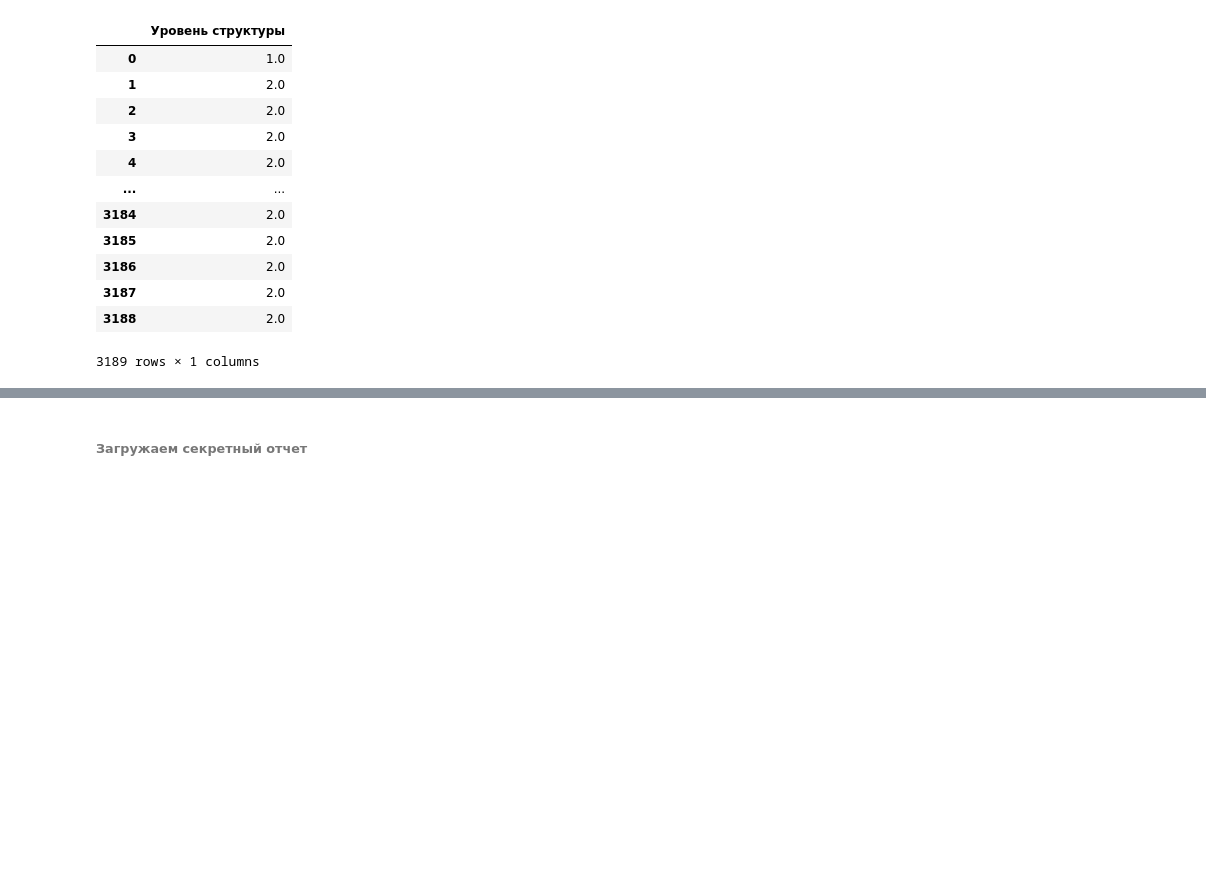
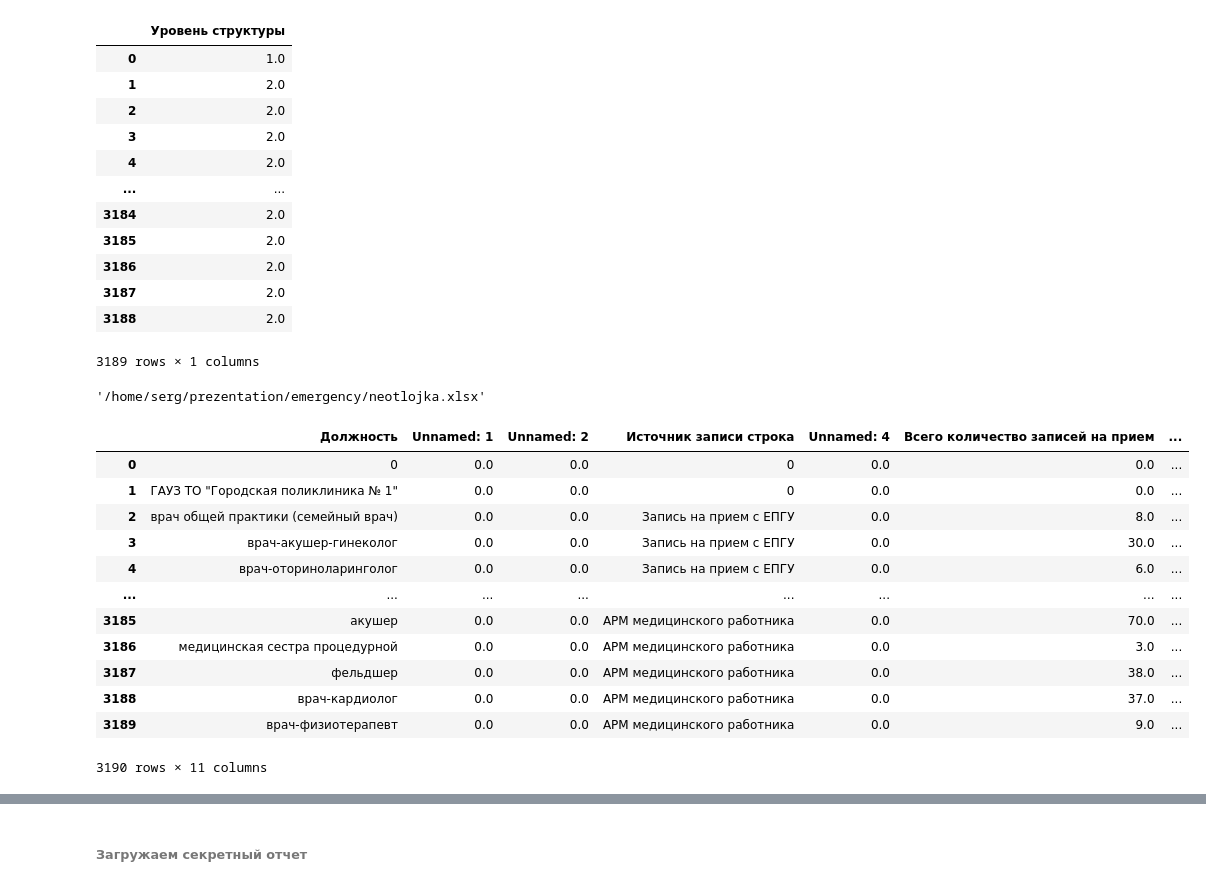
Before and after one commit to sergpropp/presentation_miac_1, a Jupyter notebook: i38presentationV19dev.ipynb, the cells around one changed output, grey strips where cells are left out. Cells and saved outputs as stored; diff of their text form; code cells hidden in the pictures; blank space fills up the shorter version.

Commit message:
fix bag neotlojka and delete visible frame

```diff
--- a/i38presentationV19dev.ipynb
+++ b/i38presentationV19dev.ipynb
@@ -46,42 +45,42 @@ period
 # Переменная окружения
 ROOT_PATH = os.getcwd()
 # поправочный файл от Анны Флягиной в котором учет должности ведется в перекрестной таблице
-POST_AD = ROOT_PATH + '\\guide\\uchet_doljnosty.xlsx'
+POST_AD = ROOT_PATH + '/guide/uchet_doljnosty.xlsx'
 # в этой папке содержится отчет по штатным единицам из ФРМР по каждой МО они должны обновляться раз в неделю
-FRMR_FILES = ROOT_PATH + '\\frmr'
+FRMR_FILES = ROOT_PATH + '/frmr'
 # в этой папке содержится справочник МО
-GUIDE_MEDORGANIZATION = ROOT_PATH + '\\guide\\medicine_organization_2.xlsx'
+GUIDE_MEDORGANIZATION = ROOT_PATH + '/guide/medicine_organization_2.xlsx'
 # в этой папке содержится список исключений которые мы не принимаем в расчет файл формирует Анна Флягина
-DELETE_ORGANIZATION = ROOT_PATH + '\\guide\\ОБЩИЙ ДЕКАБРЬ.xlsx'
+DELETE_ORGANIZATION = ROOT_PATH + '/guide/ОБЩИЙ ДЕКАБРЬ.xlsx'
 # Это отчет о сотрудниках работающих в организации который формируется в ФРМР на дату аналогичную выгрузке из АНАЛИТ (например на 8 число для 1 слайда) для второго слайда - на 4 число, это другая выгрузка
-WORKERS_XLS = ROOT_PATH + '\\input\\workers.xlsx'
+WORKERS_XLS = ROOT_PATH + '/input/workers.xlsx'
 #Это перечень должностей которые мы учитываем при подсчете
-LIST_DOLJNOST = ROOT_PATH + '\\guide\\tablica_doljnost.xlsx'
+LIST_DOLJNOST = ROOT_PATH + '/guide/tablica_doljnost.xlsx'
 # Это данные из Аналит-расписание на пятницу
-ORIGINAL_ANALIT = ROOT_PATH + '\\input\\original.xlsx'
+ORIGINAL_ANALIT = ROOT_PATH + '/input/original.xlsx'
 # Это данные из Аналит расписания на понедельник
-FILTR_ANALIT = ROOT_PATH + '\\input\\original_filtr.xlsx'
+FILTR_ANALIT = ROOT_PATH + '/input/original_filtr.xlsx'
 # Это перечень строк из ФРМР которые не следует использовать при расчетах
-GUIDE_DELETE_MED = ROOT_PATH + '\\guide\\guide_delete.xlsx'
+GUIDE_DELETE_MED = ROOT_PATH + '/guide/guide_delete.xlsx'
 # Это норма слотов для каждой должности
-NORMA_SLOTOV = ROOT_PATH + '\\guide\\norma_slotov.xlsx'
+NORMA_SLOTOV = ROOT_PATH + '/guide/norma_slotov.xlsx'
 # Это записи на прием к врачу
-RECORD_DOCTORS = ROOT_PATH + '\\input\\record.xlsx'
+RECORD_DOCTORS = ROOT_PATH + '/input/record.xlsx'
 # Это неотложка
-EMERGENCY_XLSX = ROOT_PATH + '\\emergency'
-NEOTLOJKA_XLSX = ROOT_PATH + '\\emergency\\neotlojka.xlsx'
+EMERGENCY_XLSX = ROOT_PATH + '/emergency'
+NEOTLOJKA_XLSX = ROOT_PATH + '/emergency/neotlojka.xlsx'
 # Это три файла выгрузки для обработки аналит
-ANALIT_SLIDE5 = ROOT_PATH + '\\analitSlide5'
+ANALIT_SLIDE5 = ROOT_PATH + '/analitSlide5'
 # Это расписание 1С
-RASPISANIE_1C =  ROOT_PATH + '\\input\\1c_raspisanie.xlsx'
+RASPISANIE_1C =  ROOT_PATH + '/input/1c_raspisanie.xlsx'
 # Это справочник должностей и соответствующих им специальностей из аналит
-DOLJNOST_ANALIT = ROOT_PATH + '\\guide\\analit_doljnost.xlsx'
+DOLJNOST_ANALIT = ROOT_PATH + '/guide/analit_doljnost.xlsx'
 # Это корректировочный файл для удаленя из 1С
-DELETE_RAS_1C = ROOT_PATH + '\\input\\Del_ras1c.xlsx'
+DELETE_RAS_1C = ROOT_PATH + '/input/Del_ras1c.xlsx'
 # Это еще один корректировочный файл для файло которые мы не берем из original_filtr
-DELETE_ORIGINAL_FILTR = ROOT_PATH + '\\guide\\analit_original_filter_delete.xlsx'
+DELETE_ORIGINAL_FILTR = ROOT_PATH + '/guide/analit_original_filter_delete.xlsx'
 # Это порядок расположения столбцов
-SEQUENCE = pd.read_excel(ROOT_PATH + '\\guide\\psequence.xlsx')
+SEQUENCE = pd.read_excel(ROOT_PATH + '/guide/psequence.xlsx')
 # %% [markdown]
 ##### Порядок отображения МО
 # %%
@@ -1812,8 +1097,28 @@ See the caveats in the documentation: https://pandas.pydata.org/pandas-docs/stab
 | 3187 | 2.0 |
 | 3188 | 2.0 |
 3189 rows × 1 columns
+# %%
+NEOTLOJKA_XLSX
+# %% [output]
+'/home/serg/prezentation/emergency/neotlojka.xlsx'
 # %%
 emergency_medical_care = pd.read_excel(NEOTLOJKA_XLSX, skiprows=[0, 1, 2, 3, 4]).fillna(0)
+# %%
+emergency_medical_care
+# %% [output]
+|  | Должность | Unnamed: 1 | Unnamed: 2 | Источник записи строка | Unnamed: 4 | Всего количество записей на прием | ... |
+| 0 | 0 | 0.0 | 0.0 | 0 | 0.0 | 0.0 | ... |
+| 1 | ГАУЗ ТО "Городская поликлиника № 1" | 0.0 | 0.0 | 0 | 0.0 | 0.0 | ... |
+| 2 | врач общей практики (семейный врач) | 0.0 | 0.0 | Запись на прием с ЕПГУ | 0.0 | 8.0 | ... |
+| 3 | врач-акушер-гинеколог | 0.0 | 0.0 | Запись на прием с ЕПГУ | 0.0 | 30.0 | ... |
+| 4 | врач-оториноларинголог | 0.0 | 0.0 | Запись на прием с ЕПГУ | 0.0 | 6.0 | ... |
+| ... | ... | ... | ... | ... | ... | ... | ... |
+| 3185 | акушер | 0.0 | 0.0 | АРМ медицинского работника | 0.0 | 70.0 | ... |
+| 3186 | медицинская сестра процедурной | 0.0 | 0.0 | АРМ медицинского работника | 0.0 | 3.0 | ... |
+| 3187 | фельдшер | 0.0 | 0.0 | АРМ медицинского работника | 0.0 | 38.0 | ... |
+| 3188 | врач-кардиолог | 0.0 | 0.0 | АРМ медицинского работника | 0.0 | 37.0 | ... |
+| 3189 | врач-физиотерапевт | 0.0 | 0.0 | АРМ медицинского работника | 0.0 | 9.0 | ... |
+3190 rows × 11 columns
 # %%
 emergency_medical_care = emergency_medical_care.rename(columns={'Записи на тип приема врача "Вызов на дом"': 'Метка "Неотложная помощь на дому"', 'Должность': 'Медицинская организация'})
 emergency_medical_care.drop(index=0, inplace=True)
```
Also changed, not shown: parts of 108 cells of this notebook.
